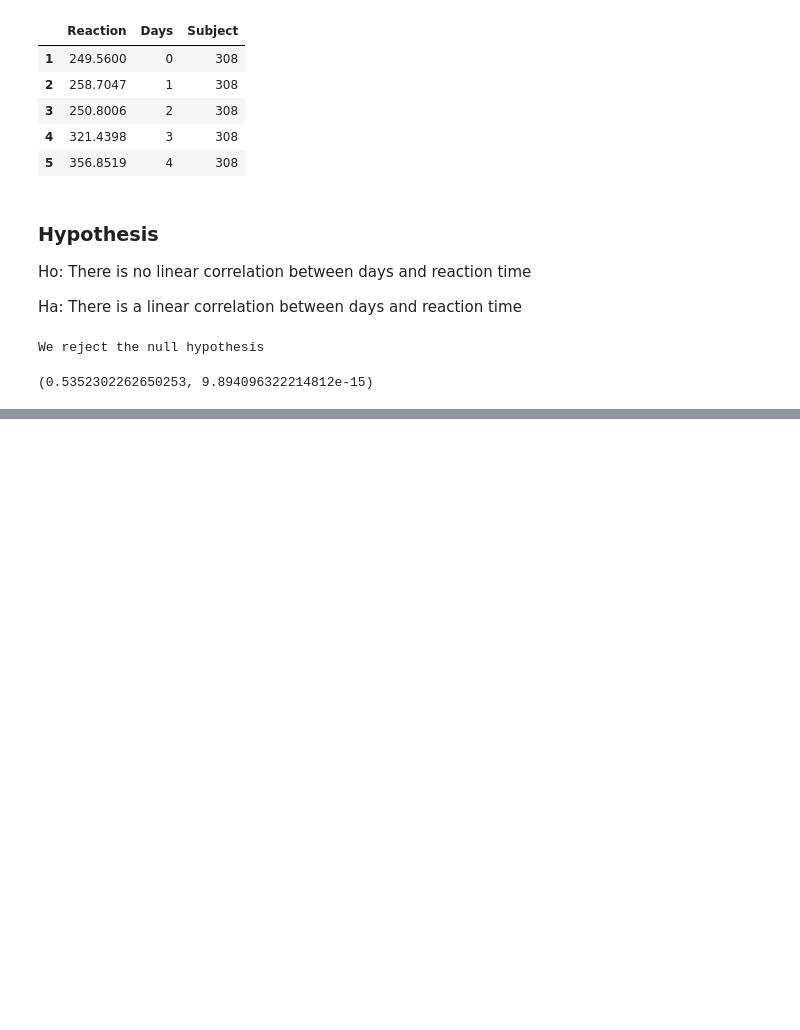
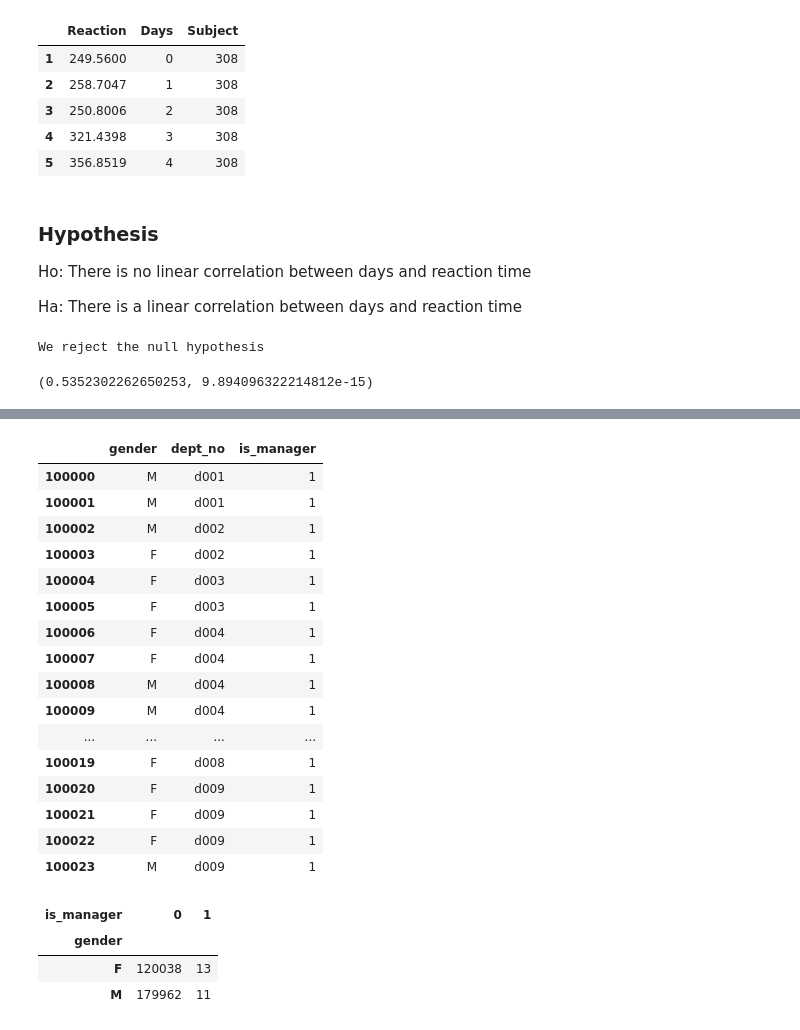
Before and after one commit to joann-balraj/statistics-exercises, a Jupyter notebook: hypothesis_testing.ipynb, the cells around one changed output, grey strips where cells are left out. Cells and saved outputs as stored; diff of their text form; code cells hidden in the pictures; blank space fills up the shorter version.

```diff
--- a/hypothesis_testing.ipynb
+++ b/hypothesis_testing.ipynb
@@ -585,6 +587,7 @@ Data supports the claim that there is a linear correlation
 # %% [markdown]
 # 2b.
 # %%
+url = get_db_url("employees")
 sql = """
 select emp_no, count(title) as title_count, datediff(curdate(), hire_date) as days_on_job
 from employees
@@ -643,0 +838,8 @@ We reject the null hypothesis
+# %%
+query = '''
+select gender, dept_manager.dept_no
+from employees
+LEFT JOIN dept_manager on dept_manager.emp_no = employees.emp_no
+'''
+gender_mgmt = pd.read_sql(query, url)
+gender_mgmt
@@ -643,0 +860,2 @@ We reject the null hypothesis
+# %%
+gender_mgmt.fillna(0, inplace=True)
@@ -643,0 +882,29 @@ We reject the null hypothesis
+# %%
+gender_mgmt['is_manager'] = gender_mgmt.dept_no.apply(lambda x: x if x==0 else 1)
+gender_mgmt[gender_mgmt.is_manager != 0]
+# %% [output]
+|  | gender | dept_no | is_manager |
+| 100000 | M | d001 | 1 |
+| 100001 | M | d001 | 1 |
+| 100002 | M | d002 | 1 |
+| 100003 | F | d002 | 1 |
+| 100004 | F | d003 | 1 |
+| 100005 | F | d003 | 1 |
+| 100006 | F | d004 | 1 |
+| 100007 | F | d004 | 1 |
+| 100008 | M | d004 | 1 |
+| 100009 | M | d004 | 1 |
+| ... | ... | ... | ... |
+| 100019 | F | d008 | 1 |
+| 100020 | F | d009 | 1 |
+| 100021 | F | d009 | 1 |
+| 100022 | F | d009 | 1 |
+| 100023 | M | d009 | 1 |
+# %%
+observed = pd.crosstab(gender_mgmt.gender, gender_mgmt.is_manager)
+observed
+# %% [output]
+| is_manager | 0 | 1 |
+| gender |  |  |
+| F | 120038 | 13 |
+| M | 179962 | 11 |
```
Also changed, not shown: parts of 38 cells of this notebook, 1 other file.
